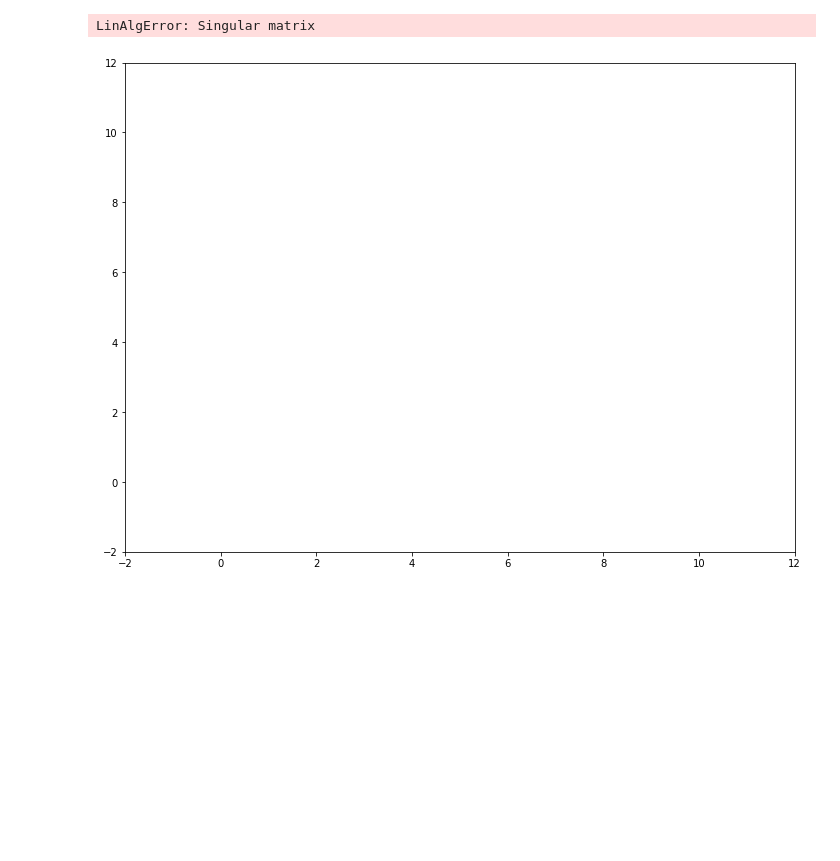
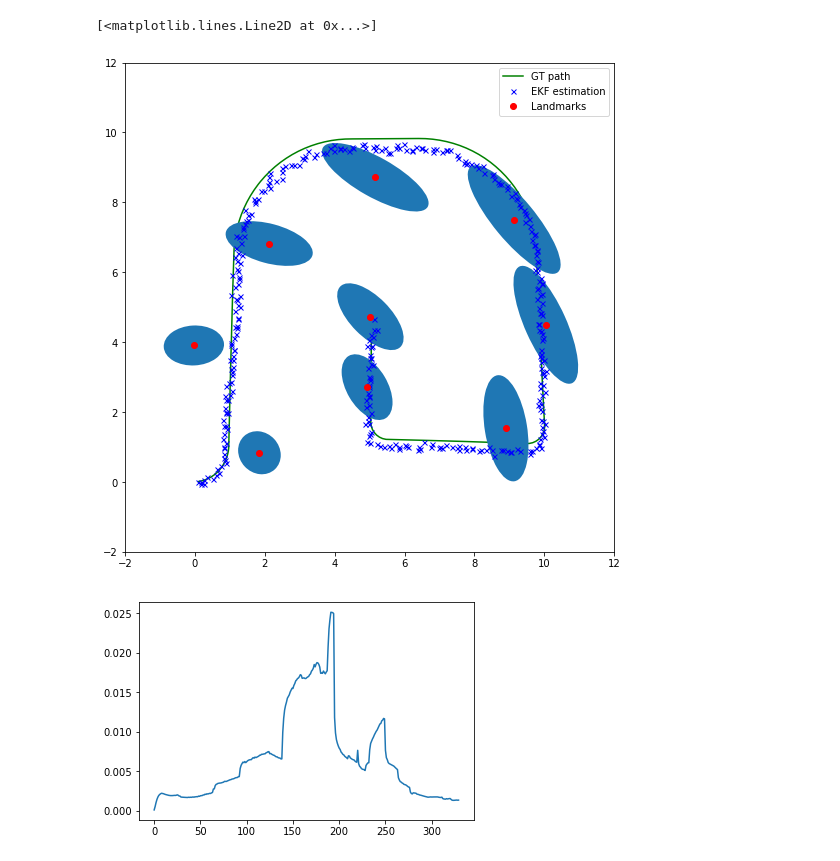
Before and after one commit to ToastyToast/prob-rob, a Jupyter notebook: examples/ekf_slam_known.ipynb, the cells around one changed output. Drawn from its saved outputs; the diff is of its cells as text; code cells hidden in the pictures; blank space fills up the shorter version.

```diff
--- a/examples/ekf_slam_known.ipynb
+++ b/examples/ekf_slam_known.ipynb
@@ -179,40 +224,51 @@ EKF_x = []
 EKF_y = []
 cov_dets = []
 landmark_x = []
 landmark_y = []
+landmark_ellipses = []
 
-plt.figure(figsize=(12, 9), )
+fig = plt.figure(figsize=(12, 9), )
+ax = fig.add_subplot(111, aspect='equal')
 plt.xlim((-2, 12))
 plt.ylim((-2, 12))
 
 for command, readings in zip(commands, sensor):
     # True path
     robot.motion_command(command)
     x.append(robot.pose.item(0))
     y.append(robot.pose.item(1))
 
     EKF.predict(command)
-
     EKF.correct(readings, landmark_map)
 
     #EKF.mean = np.copy(EKF._mean)
     #EKF.cov = np.copy(EKF._cov)
 
-    EKF_x.append(EKF.mean[:3, :].item(0))
-    EKF_y.append(EKF.mean[:3, :].item(1))
-    cov_dets.append(np.linalg.det(EKF.cov))
+    EKF_x.append(EKF.mean[:EKF.rsize, :].item(0))
+    EKF_y.append(EKF.mean[:EKF.rsize, :].item(1))
+    cov_dets.append(np.linalg.det(EKF.cov[:EKF.rsize, :EKF.rsize]))
 
 for key, value in landmark_map.landmarks.items():
-    landmark_x.append(value[0])
-    landmark_y.append(value[1])
+    lx, ly = EKF.get_landmark(key)
+    landmark_x.append(lx)
+    landmark_y.append(ly)
+    #Ellipse(xy=pos, width=width, height=height, angle=theta, **kwargs)
+
+    lid = EKF.get_mu_lid(key)
+    lm_cov = EKF.cov[lid:lid+EKF.lmsize, lid:lid+EKF.lmsize]
+
+    width, height, angle = cov_ellipse(lm_cov, nsig=0.95)
+    el = Ellipse(xy=(lx, ly), width=width, height=height, angle=angle)
+    ax.add_artist(el)
 
 plt.plot(x, y, 'g', zorder=1, label='GT path')
 plt.plot(EKF_x, EKF_y, 'bx', markersize=5, zorder=2, label='EKF estimation')
-plt.plot(landmark_x, landmark_y, 'ro', zorder=0, label='Landmarks')
+plt.plot(landmark_x, landmark_y, 'ro', zorder=3, label='Landmarks')
 plt.legend()
 
 plt.figure()
 plt.plot(cov_dets)
 # %% [output]
-LinAlgError: Singular matrix
+[<matplotlib.lines.Line2D at 0x...>]
-[figure, old version]
+[figure, new version]
+[figure, added]
```
Also changed, not shown: parts of 3 cells of this notebook.
